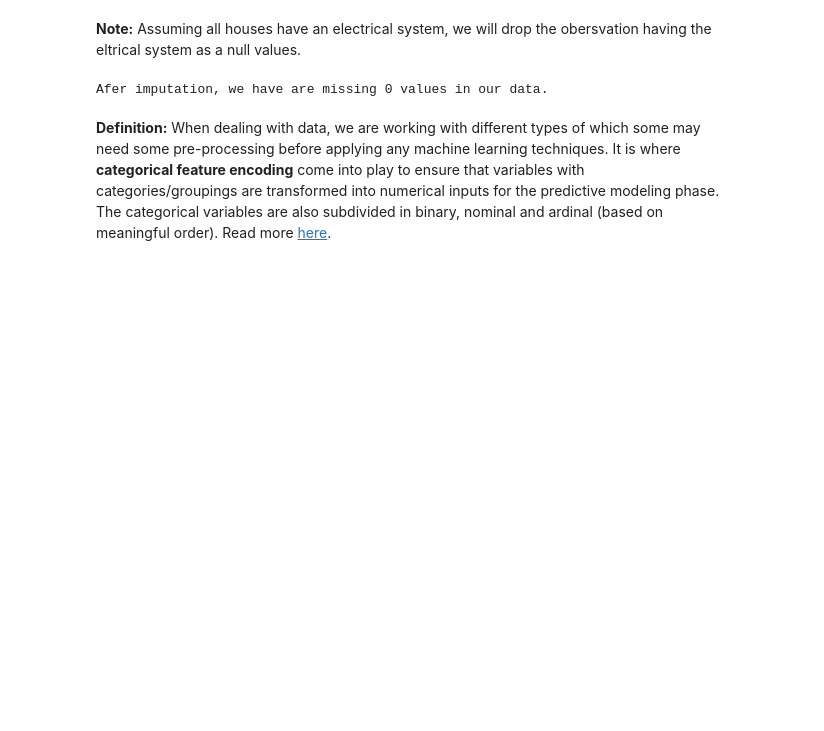
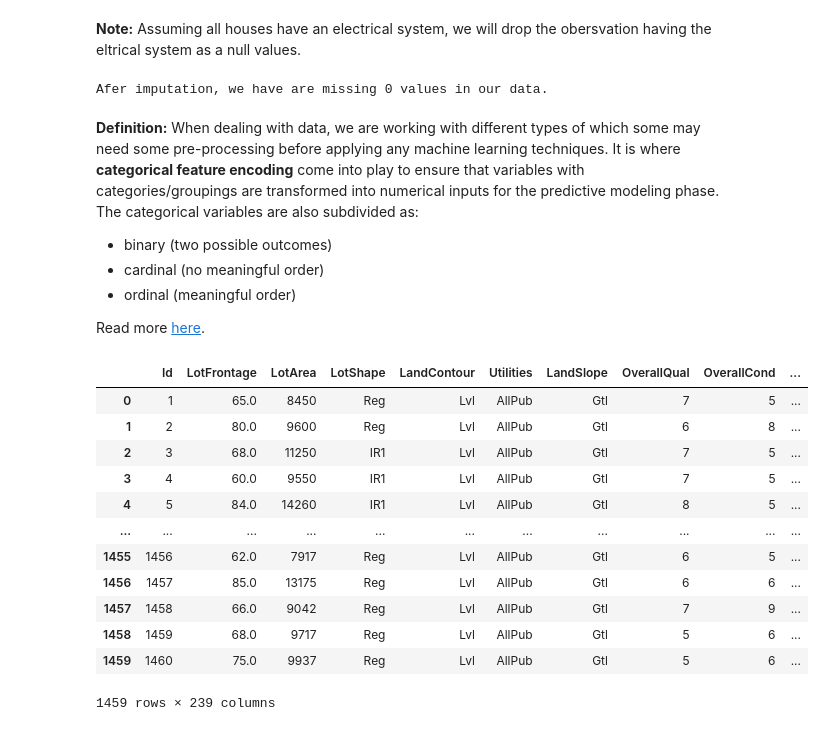
Before and after one commit to aorsot1/data_science_kaggle_datasets, a Jupyter notebook: house_price_predictions/house_price_prediction.ipynb, the cells around one changed output. Cells and saved outputs as stored; diff of their text form; code cells hidden in the pictures; blank space fills up the shorter version.

```diff
--- a/house_price_predictions/house_price_prediction.ipynb
+++ b/house_price_predictions/house_price_prediction.ipynb
@@ -286,25 +286,45 @@ print("Afer imputation, we have are missing {:d} values in our data.".format(nul
 # %% [output]
 Afer imputation, we have are missing 0 values in our data.
 # %% [markdown]
-**Definition:** When dealing with data, we are working with different types of which some may need some pre-processing before applying any machine learning techniques. It is where **categorical feature encoding** come into play to ensure that variables with categories/groupings are transformed into numerical inputs for the predictive modeling phase. The categorical variables are also subdivided in binary, nominal and ardinal (based on meaningful order). Read more [here](https://www.analyticsvidhya.com/blog/2020/08/types-of-categorical-data-encoding/).
+**Definition:** When dealing with data, we are working with different types of which some may need some pre-processing before applying any machine learning techniques. It is where **categorical feature encoding** come into play to ensure that variables with categories/groupings are transformed into numerical inputs for the predictive modeling phase. The categorical variables are also subdivided as:
+- binary (two possible outcomes)
+- cardinal (no meaningful order)
+- ordinal (meaningful order)
+
+Read more [here](https://www.analyticsvidhya.com/blog/2020/08/types-of-categorical-data-encoding/).
 # %%
 # Encoding simple categorical variables
 binary = ['CentralAir']
 # %%
 # List of nominal categorical variables
-nominal = ['MSSubClass', 'MSZoning', 'Street', 'Alley', 'LandContour',
-            'Utilities', 'LotConfig', 'Neighborhood', 'Condition1',
-            'Condition2', 'BldgType', 'HouseStyle', 'RoofStyle', 'RoofMatl',
-            'Exterior1st', 'Exterior2nd', 'MasVnrType', 'Foundation',
-            'Electrical', 'Functional', 'GarageType', 'MiscFeature',
-            'SaleType', 'SaleCondition']
+cardinal = ['MSSubClass', 'MSZoning', 'Street', 'Alley', 'LotConfig',
+            'Neighborhood', 'Condition1', 'Condition2', 'BldgType',
+            'HouseStyle', 'RoofStyle', 'RoofMatl', 'Exterior1st',
+            'Exterior2nd', 'MasVnrType', 'Foundation', 'Electrical',
+            'Functional', 'GarageType', 'MiscFeature', 'SaleType',
+            'SaleCondition']
 
 # Applying one-hot encoder
 ohe = OneHotEncoder(handle_unknown='ignore', sparse=False)
-nominal_encoded = ohe.fit_transform(df[nominal])
-feature_names = ohe.get_feature_names_out(input_features=nominal)
-nominal_encoded = pd.DataFrame(nominal_encoded, columns=feature_names)
-new_df = df.join(nominal_encoded)
-new_df.drop(columns=nominal, axis=1, inplace=True)
+cardinal_encoded = ohe.fit_transform(df[cardinal])
+feature_names = ohe.get_feature_names_out(input_features=cardinal)
+cardinal_encoded = pd.DataFrame(cardinal_encoded, columns=feature_names)
+card_df = df.join(cardinal_encoded)
+card_df.drop(columns=cardinal, axis=1, inplace=True)
+card_df
+# %% [output]
+|  | Id | LotFrontage | LotArea | LotShape | LandContour | Utilities | LandSlope | OverallQual | OverallCond | ... |
+| 0 | 1 | 65.0 | 8450 | Reg | Lvl | AllPub | Gtl | 7 | 5 | ... |
+| 1 | 2 | 80.0 | 9600 | Reg | Lvl | AllPub | Gtl | 6 | 8 | ... |
+| 2 | 3 | 68.0 | 11250 | IR1 | Lvl | AllPub | Gtl | 7 | 5 | ... |
+| 3 | 4 | 60.0 | 9550 | IR1 | Lvl | AllPub | Gtl | 7 | 5 | ... |
+| 4 | 5 | 84.0 | 14260 | IR1 | Lvl | AllPub | Gtl | 8 | 5 | ... |
+| ... | ... | ... | ... | ... | ... | ... | ... | ... | ... | ... |
+| 1455 | 1456 | 62.0 | 7917 | Reg | Lvl | AllPub | Gtl | 6 | 5 | ... |
+| 1456 | 1457 | 85.0 | 13175 | Reg | Lvl | AllPub | Gtl | 6 | 6 | ... |
+| 1457 | 1458 | 66.0 | 9042 | Reg | Lvl | AllPub | Gtl | 7 | 9 | ... |
+| 1458 | 1459 | 68.0 | 9717 | Reg | Lvl | AllPub | Gtl | 5 | 6 | ... |
+| 1459 | 1460 | 75.0 | 9937 | Reg | Lvl | AllPub | Gtl | 5 | 6 | ... |
+1459 rows × 239 columns
 # %%
 # Encoding cardinal categorical variables
```
Also changed, not shown: parts of 2 cells of this notebook.
